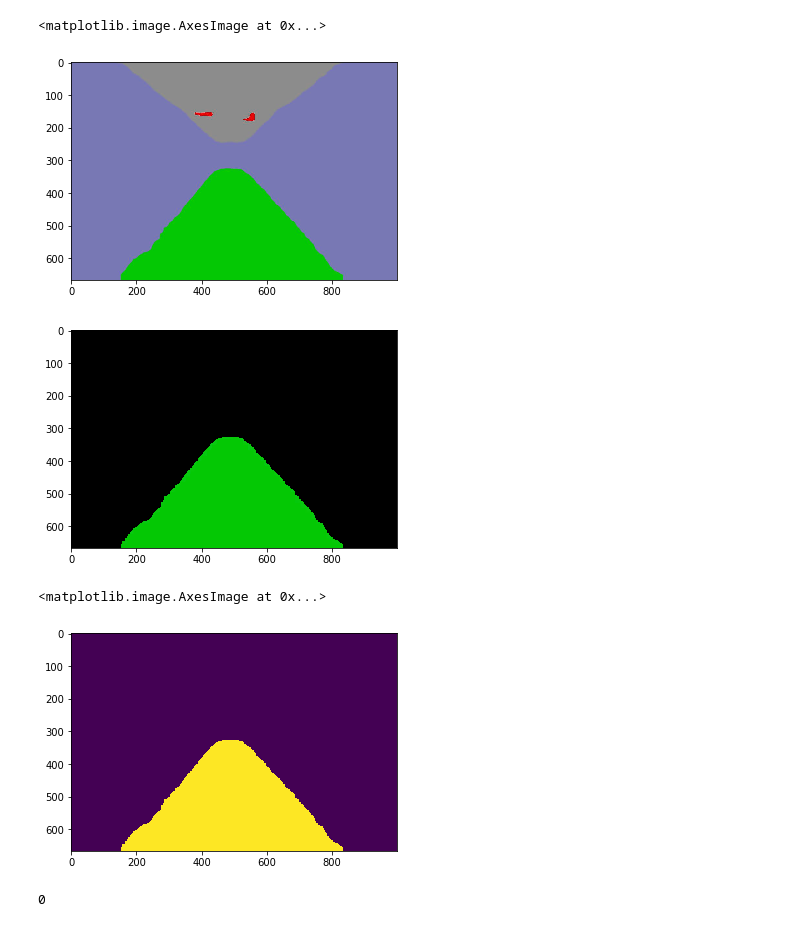
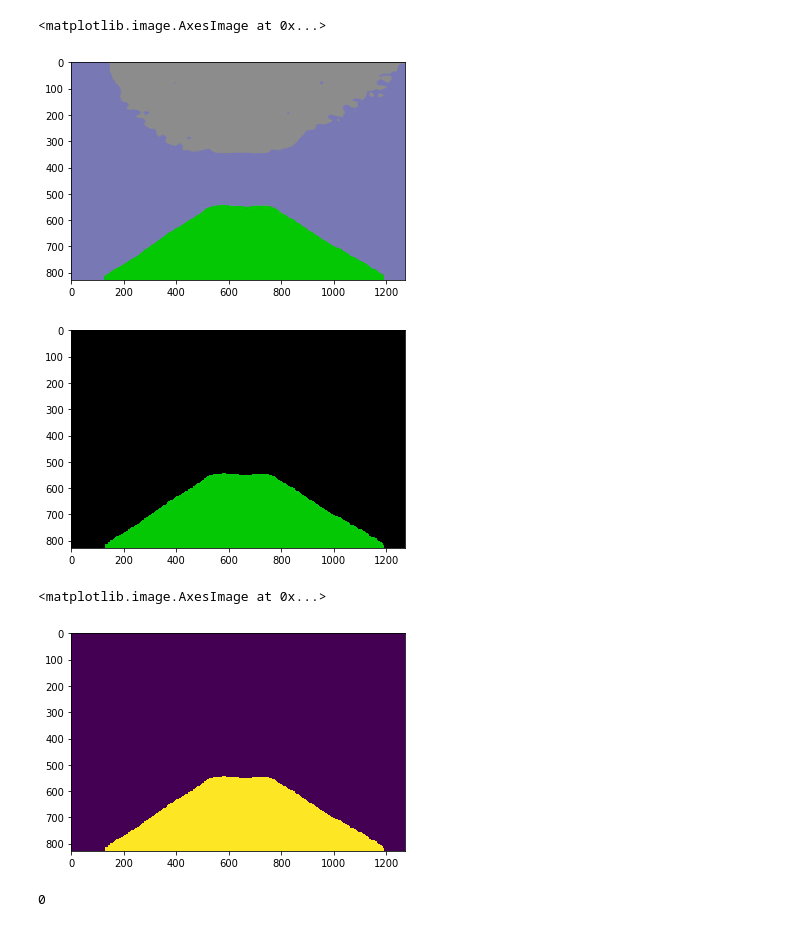
Before and after one commit to abhinav3/visibleFloorSegmentation, a Jupyter notebook: Regression.ipynb, the cells around one changed output. Drawn from its saved outputs; the diff is of its cells as text; code cells hidden in the pictures.

```diff
--- a/Regression.ipynb
+++ b/Regression.ipynb
@@ -3,11 +3,13 @@ import cv2
 import numpy as np
 from matplotlib import pyplot as plt
 # %%
-img = cv2.imread('8.jpg')
+# img_file_name = '8.jpg'
+img_file_name = '19.jpg'
+img = cv2.imread(img_file_name)
 plt.imshow(img)
 # %% [output]
 <matplotlib.image.AxesImage at 0x...>
-[figure, old version]
+[figure, new version]
 # %%
 ymax = img.shape[0]
 # %%
@@ -21,14 +23,14 @@ closing = cv2.morphologyEx(res, cv2.MORPH_CLOSE, kernel)
 plt.imshow(closing)
 plt.show()
 # %% [output]
-[figure, old version]
+[figure, new version]
 # %%
 closing = cv2.cvtColor(closing, cv2.COLOR_BGR2GRAY)
 closing[np.where(closing != 0)] = 255
 plt.imshow(closing)
 # %% [output]
 <matplotlib.image.AxesImage at 0x...>
-[figure, old version]
+[figure, new version]
 # %%
 # Takes a binary image
 def findContours(img):
```
Also changed, not shown: parts of 15 cells of this notebook.
